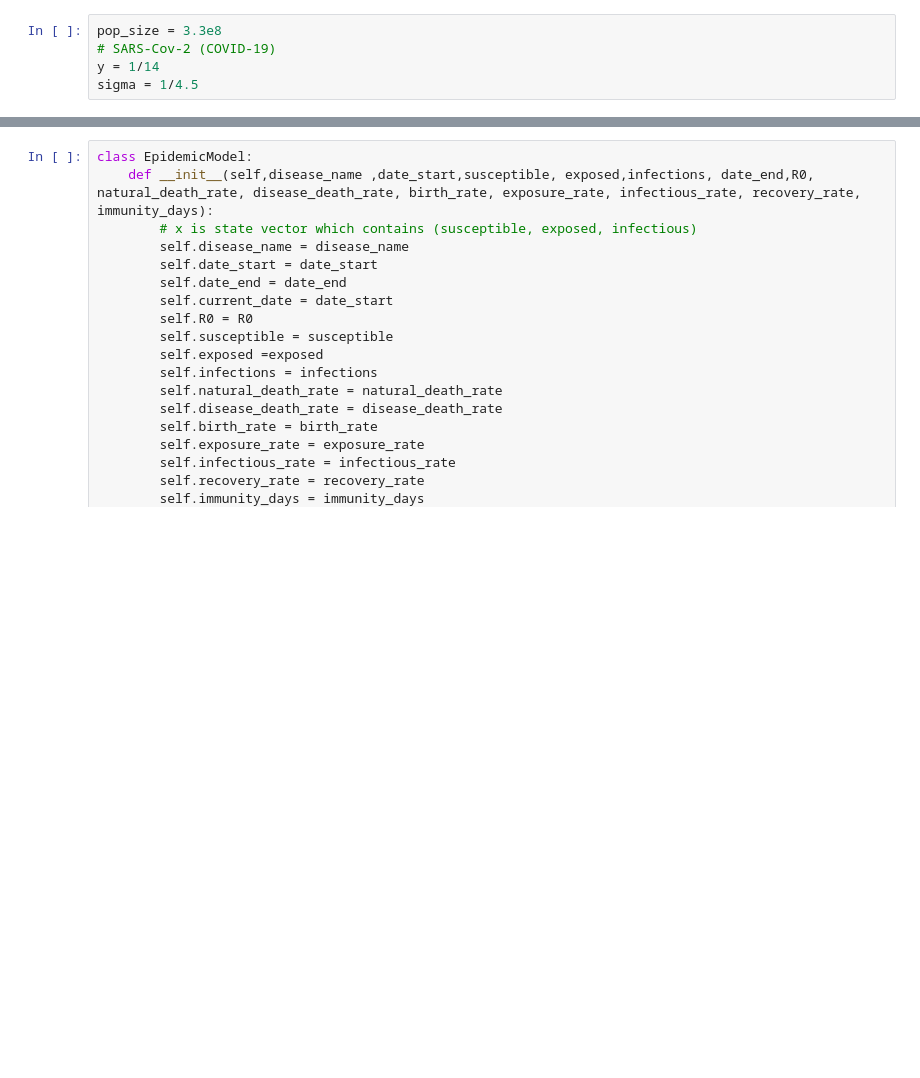
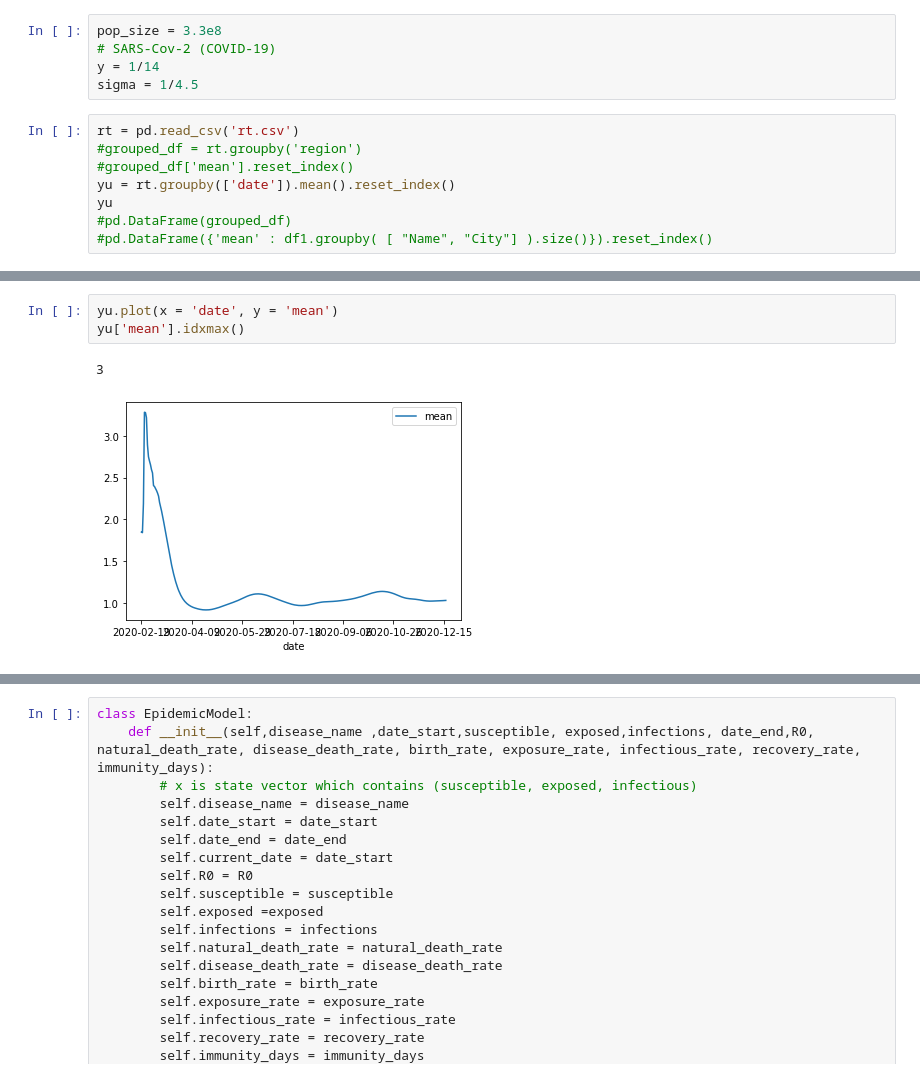
Before and after one commit to felzek/covid-project, a Jupyter notebook: Epidemiology Folder/Epidemic_Test_Code-Covid.ipynb, the cells around one changed output, grey strips where cells are left out. Saved outputs shown, nothing was run; the diff lists cells and outputs as text; blank space fills up the shorter version.

```diff
--- a/Epidemiology Folder/Epidemic_Test_Code-Covid.ipynb
+++ b/Epidemiology Folder/Epidemic_Test_Code-Covid.ipynb
@@ -12,3 +12,11 @@ pop_size = 3.3e8
 # SARS-Cov-2 (COVID-19)
 y = 1/14
 sigma = 1/4.5
+# %%
+rt = pd.read_csv('rt.csv')
+#grouped_df = rt.groupby('region')
+#grouped_df['mean'].reset_index()
+yu = rt.groupby(['date']).mean().reset_index()
+yu
+#pd.DataFrame(grouped_df)
+#pd.DataFrame({'mean' : df1.groupby( [ "Name", "City"] ).size()}).reset_index()
@@ -15,3 +37,9 @@ sigma = 1/4.5
+# %%
+yu.plot(x = 'date', y = 'mean')
+yu['mean'].idxmax()
+# %% [output]
+3
+[figure, added]
 # %%
 covid = {
     'disease_name': 'Covid',
```
Also changed, not shown: parts of 4 cells of this notebook, 1 other file.
